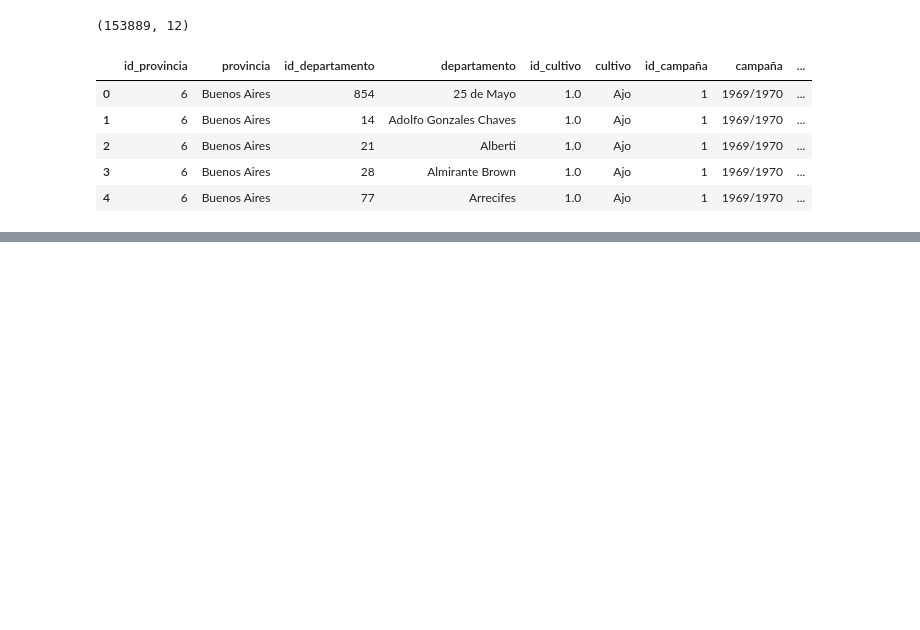
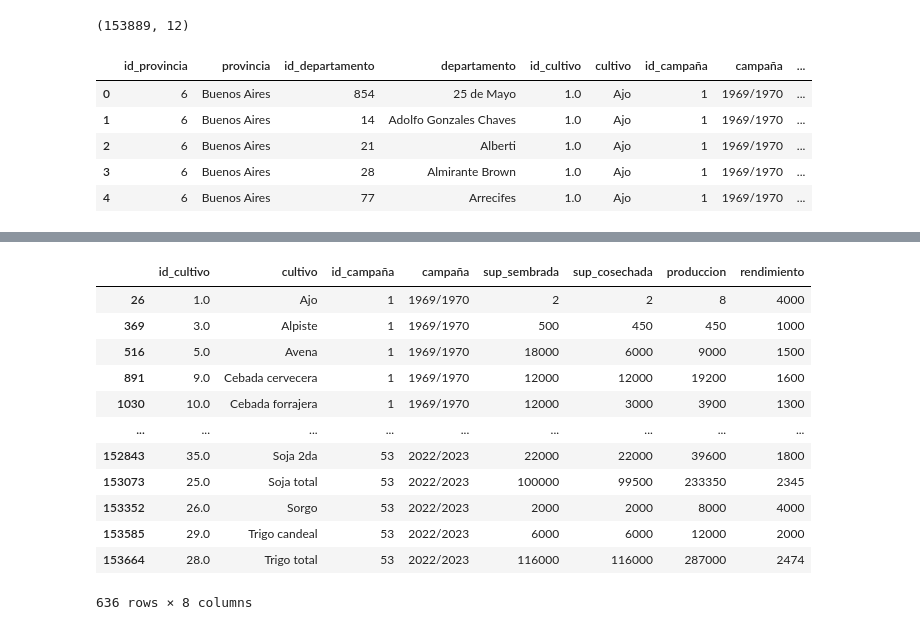
Before and after one commit to matublaq/CampoProject, a Jupyter notebook: first.ipynb, the cells around one changed output, grey strips where cells are left out. Saved outputs shown, nothing was run; the diff lists cells and outputs as text; code cells hidden in the pictures; blank space fills up the shorter version.

```diff
--- a/first.ipynb
+++ b/first.ipynb
@@ -38,0 +37,18 @@ Name: count, dtype: int64
+# %%
+df_CoronelSuarez = df[df['departamento'] == 'Coronel Suarez']
+df_CoronelSuarez = df_CoronelSuarez.drop(['id_provincia', 'provincia', 'id_departamento', 'departamento'], axis=1)
+df_CoronelSuarez
+# %% [output]
+|  | id_cultivo | cultivo | id_campaña | campaña | sup_sembrada | sup_cosechada | produccion | rendimiento |
+| 26 | 1.0 | Ajo | 1 | 1969/1970 | 2 | 2 | 8 | 4000 |
+| 369 | 3.0 | Alpiste | 1 | 1969/1970 | 500 | 450 | 450 | 1000 |
+| 516 | 5.0 | Avena | 1 | 1969/1970 | 18000 | 6000 | 9000 | 1500 |
+| 891 | 9.0 | Cebada cervecera | 1 | 1969/1970 | 12000 | 12000 | 19200 | 1600 |
+| 1030 | 10.0 | Cebada forrajera | 1 | 1969/1970 | 12000 | 3000 | 3900 | 1300 |
+| ... | ... | ... | ... | ... | ... | ... | ... | ... |
+| 152843 | 35.0 | Soja 2da | 53 | 2022/2023 | 22000 | 22000 | 39600 | 1800 |
+| 153073 | 25.0 | Soja total | 53 | 2022/2023 | 100000 | 99500 | 233350 | 2345 |
+| 153352 | 26.0 | Sorgo | 53 | 2022/2023 | 2000 | 2000 | 8000 | 4000 |
+| 153585 | 29.0 | Trigo candeal | 53 | 2022/2023 | 6000 | 6000 | 12000 | 2000 |
+| 153664 | 28.0 | Trigo total | 53 | 2022/2023 | 116000 | 116000 | 287000 | 2474 |
+636 rows × 8 columns
```
Also changed, not shown: parts of 10 cells of this notebook.
